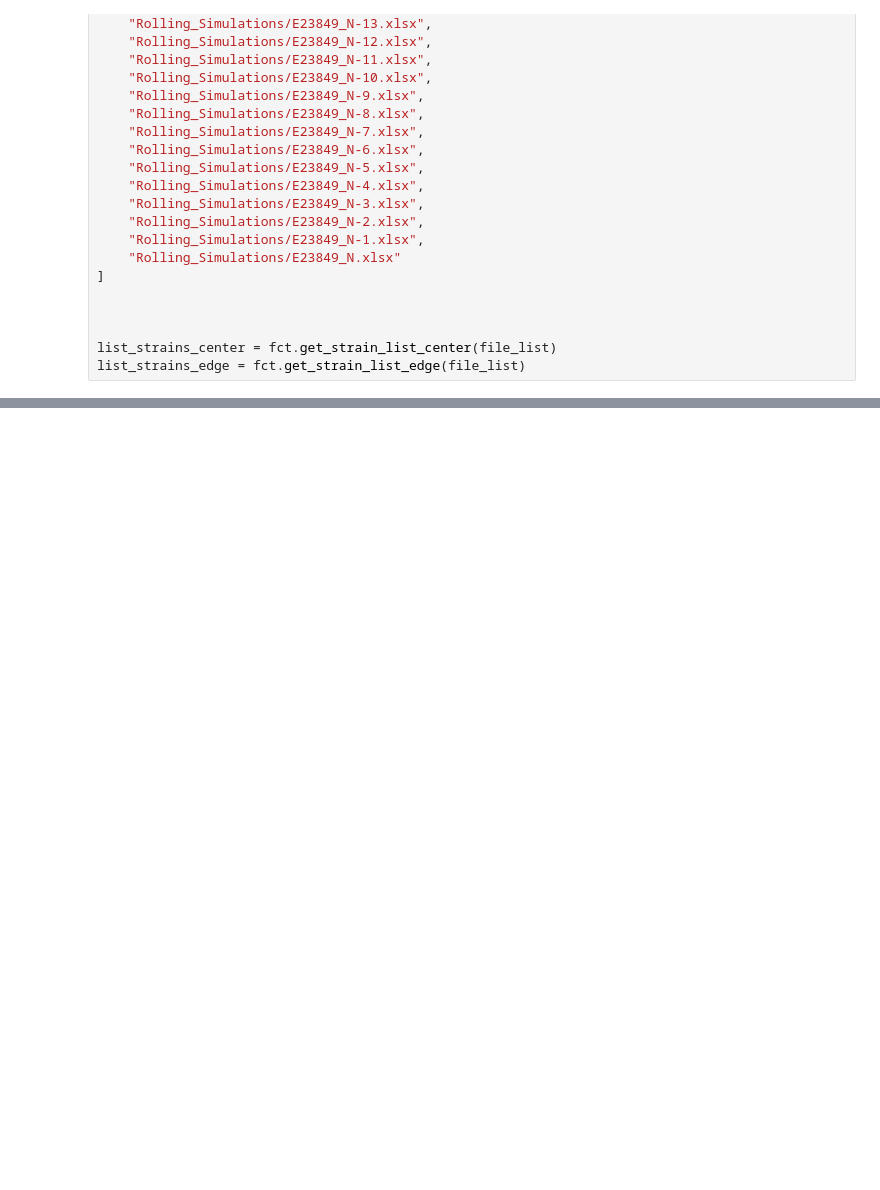
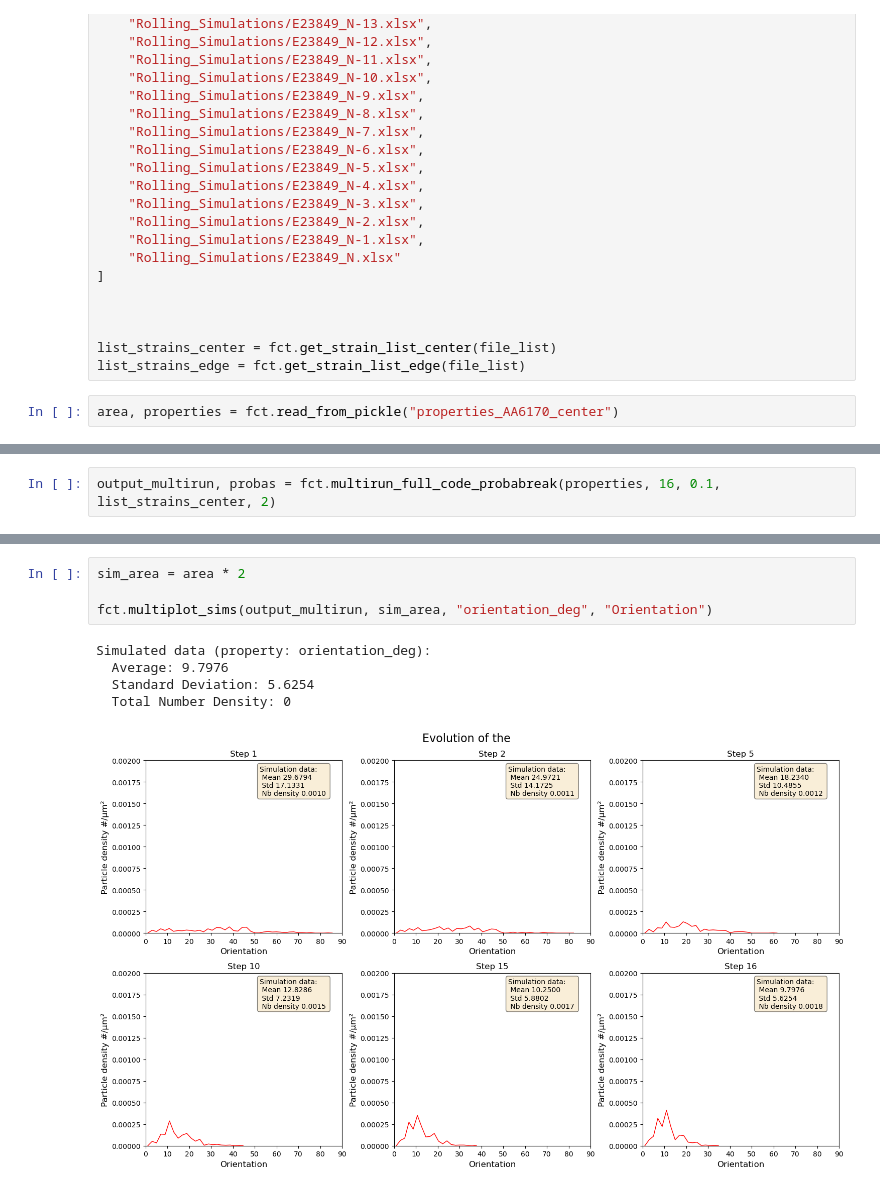
Before and after one commit to zoepevans/IMC_Fragmentation_Public, a Jupyter notebook: IMCFramentation.ipynb, the cells around one changed output, grey strips where cells are left out. Saved outputs shown, nothing was run; the diff lists cells and outputs as text; blank space fills up the shorter version.

```diff
--- a/IMCFramentation.ipynb
+++ b/IMCFramentation.ipynb
@@ -87,3 +89,5 @@ file_list = [
 
 list_strains_center = fct.get_strain_list_center(file_list)
 list_strains_edge = fct.get_strain_list_edge(file_list)
+# %%
+area, properties = fct.read_from_pickle("properties_AA6170_center")
@@ -89,0 +105,2 @@ list_strains_edge = fct.get_strain_list_edge(file_list)
+# %%
+output_multirun, probas = fct.multirun_full_code_probabreak(properties, 16, 0.1, list_strains_center, 2)
@@ -89,0 +125,10 @@ list_strains_edge = fct.get_strain_list_edge(file_list)
+# %%
+sim_area = area * 2
+
+fct.multiplot_sims(output_multirun, sim_area, "orientation_deg", "Orientation")
+# %% [output]
+Simulated data (property: orientation_deg):
+  Average: 9.7976
+  Standard Deviation: 5.6254
+  Total Number Density: 0
+[figure, added]
```
Also changed, not shown: parts of 4 cells of this notebook, 1 other file.
